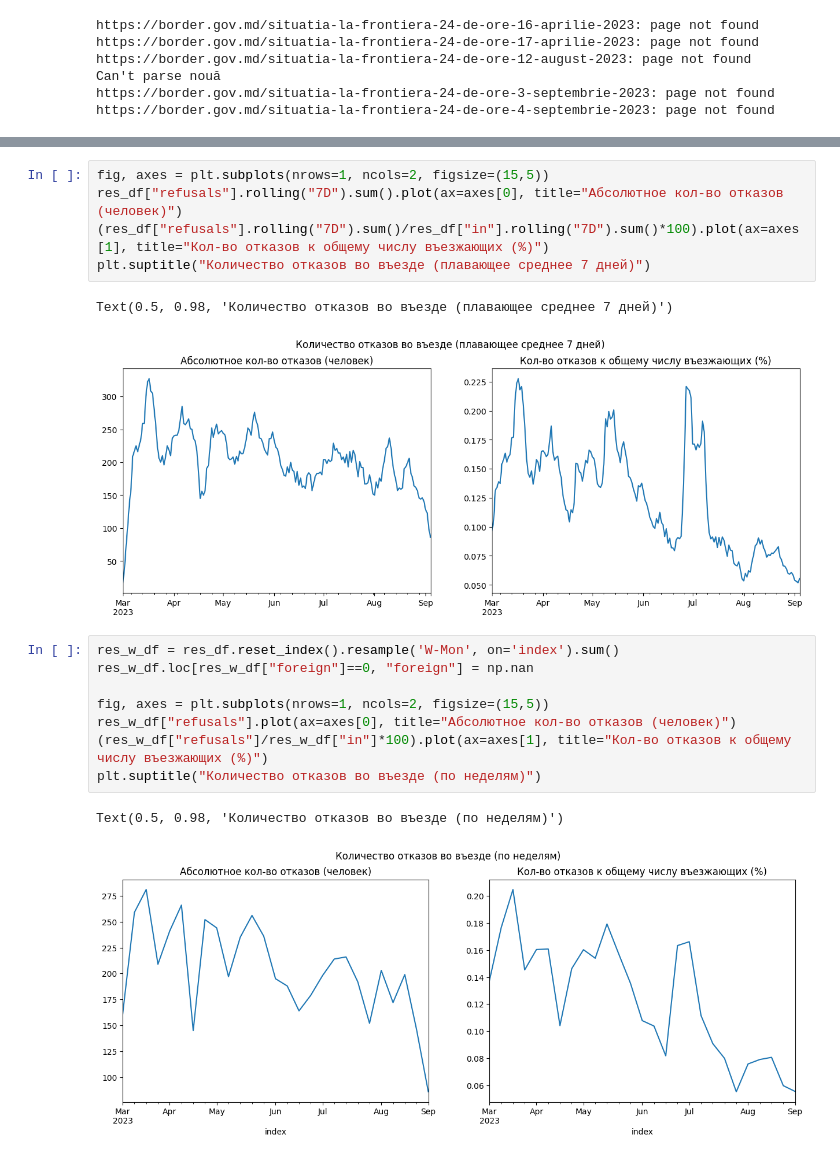
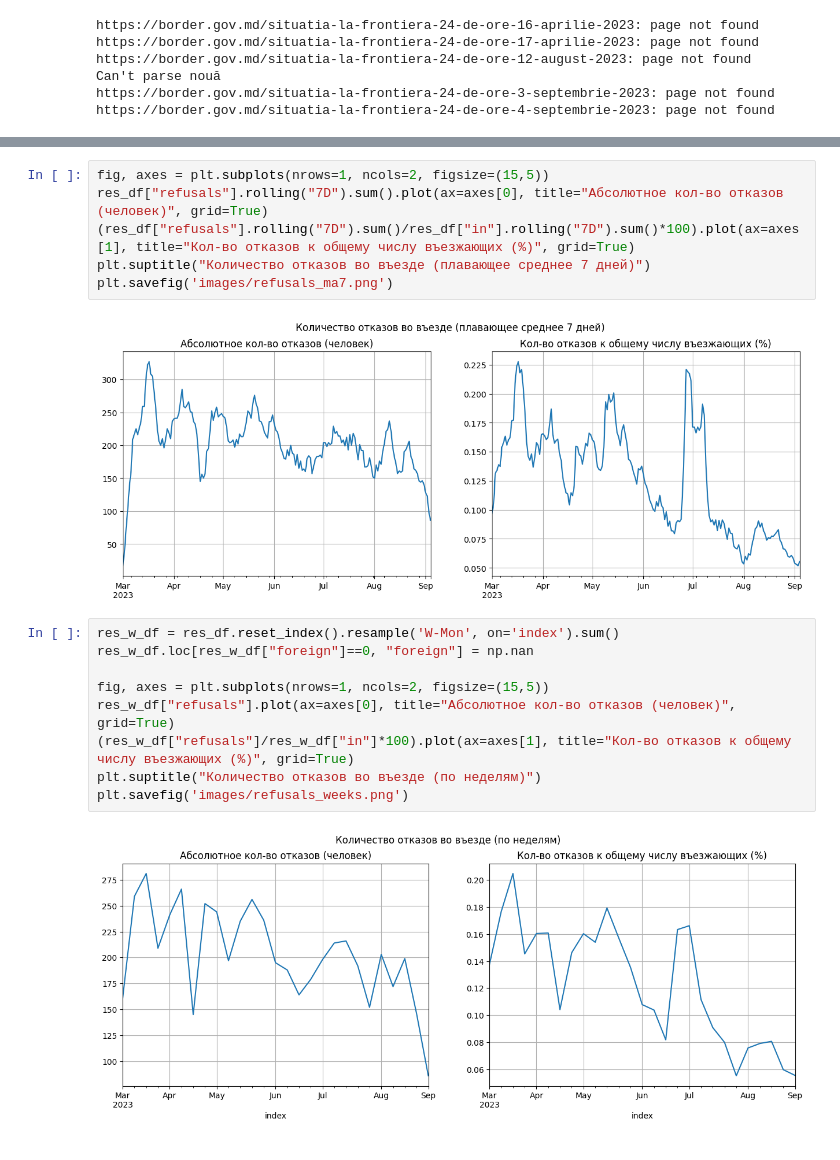
Before and after one commit to evgeniavolkova/MoldovaBorder, a Jupyter notebook: main.ipynb, the cells around one changed output, grey strips where cells are left out. Drawn from its saved outputs; the diff is of its cells as text.

Commit message:
Add images

```diff
--- a/main.ipynb
+++ b/main.ipynb
@@ -94,20 +94,20 @@ Text(0.5, 0.98, 'Количество отказов во въезде')
 [figure]
 # %%
 fig, axes = plt.subplots(nrows=1, ncols=2, figsize=(15,5))
-res_df["refusals"].rolling("7D").sum().plot(ax=axes[0], title="Абсолютное кол-во отказов (человек)")
-(res_df["refusals"].rolling("7D").sum()/res_df["in"].rolling("7D").sum()*100).plot(ax=axes[1], title="Кол-во отказов к общему числу въезжающих (%)")
+res_df["refusals"].rolling("7D").sum().plot(ax=axes[0], title="Абсолютное кол-во отказов (человек)", grid=True)
+(res_df["refusals"].rolling("7D").sum()/res_df["in"].rolling("7D").sum()*100).plot(ax=axes[1], title="Кол-во отказов к общему числу въезжающих (%)", grid=True)
 plt.suptitle("Количество отказов во въезде (плавающее среднее 7 дней)")
+plt.savefig('images/refusals_ma7.png')
 # %% [output]
-Text(0.5, 0.98, 'Количество отказов во въезде (плавающее среднее 7 дней)')
-[figure, old version]
+[figure, new version]
 # %%
 res_w_df = res_df.reset_index().resample('W-Mon', on='index').sum()
 res_w_df.loc[res_w_df["foreign"]==0, "foreign"] = np.nan
 
 fig, axes = plt.subplots(nrows=1, ncols=2, figsize=(15,5))
-res_w_df["refusals"].plot(ax=axes[0], title="Абсолютное кол-во отказов (человек)")
-(res_w_df["refusals"]/res_w_df["in"]*100).plot(ax=axes[1], title="Кол-во отказов к общему числу въезжающих (%)")
+res_w_df["refusals"].plot(ax=axes[0], title="Абсолютное кол-во отказов (человек)", grid=True)
+(res_w_df["refusals"]/res_w_df["in"]*100).plot(ax=axes[1], title="Кол-во отказов к общему числу въезжающих (%)", grid=True)
 plt.suptitle("Количество отказов во въезде (по неделям)")
+plt.savefig('images/refusals_weeks.png')
 # %% [output]
-Text(0.5, 0.98, 'Количество отказов во въезде (по неделям)')
-[figure, old version]
+[figure, new version]
```
Also changed, not shown: parts of 1 cell of this notebook, 3 other files.
